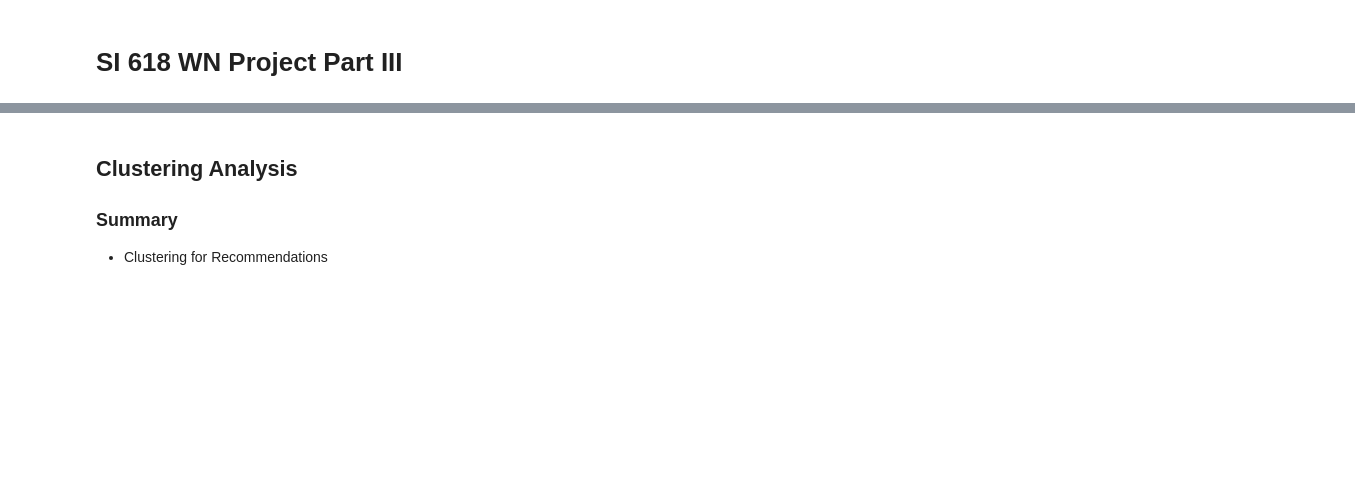
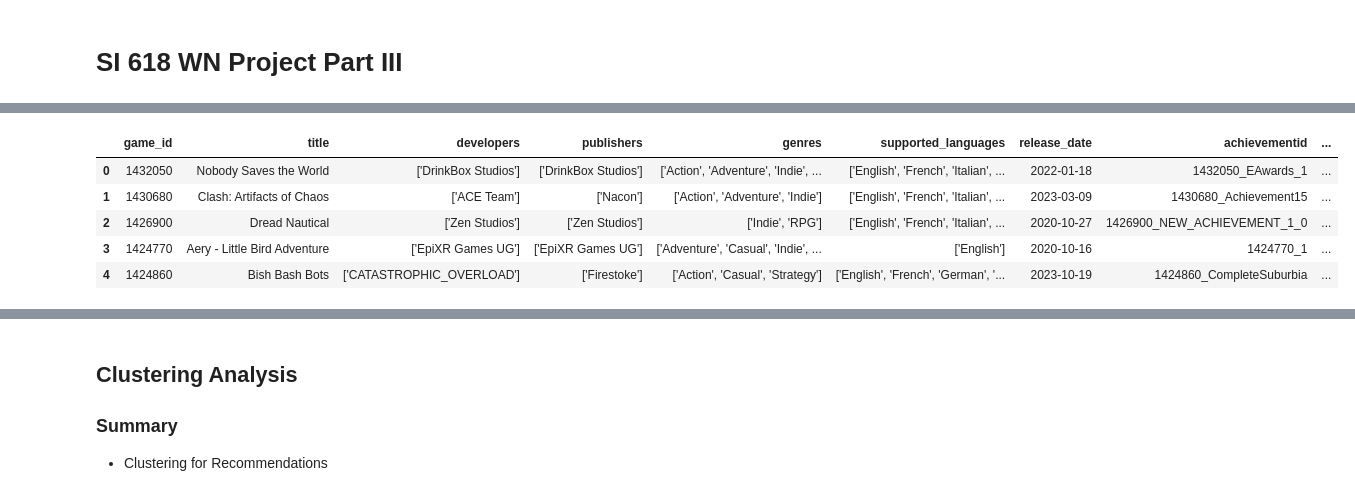
Before and after one commit to yfsongum/video_games_analysis_2025, a Jupyter notebook: SI_618_Project.ipynb, the cells around one changed output, grey strips where cells are left out. Drawn from its saved outputs; the diff is of its cells as text; code cells hidden in the pictures; blank space fills up the shorter version.

```diff
--- a/SI_618_Project.ipynb
+++ b/SI_618_Project.ipynb
@@ -2670,0 +2699,27 @@ The combined dataset enriches our analysis by providing a holistic view with gam
+# %%
+# detecting platforms from game titles and forming platform list for each game
+
+steam_titles = set(steam_game_counts["title"].str.lower().str.strip())
+ps_titles = set(ps_game_counts["title"].str.lower().str.strip())
+xb_titles = set(xb_game_counts["title"].str.lower().str.strip())
+
+unique_games = merged_game_info[["title"]].drop_duplicates().copy()
+unique_games["title_norm"] = unique_games["title"].str.lower().str.strip()
+
+def detect_platforms(title_norm):
+    platforms = []
+    if title_norm in steam_titles:
+        platforms.append("steam")
+    if title_norm in ps_titles:
+        platforms.append("ps")
+    if title_norm in xb_titles:
+        platforms.append("xbox")
+    return ",".join(platforms)
+
+unique_games["platform_deduced"] = unique_games["title_norm"].apply(detect_platforms)
+
+game_info_platform = merged_game_info.merge(
+    unique_games[["title", "platform_deduced"]],
+    on="title",
+    how="left"
+)
@@ -2670,0 +2739,22 @@ The combined dataset enriches our analysis by providing a holistic view with gam
+# %%
+# counting achievements per game
+achievement_counts = game_info_platform.groupby("gameid").size().reset_index(name="achievement_count")
+game_info_unique = game_info_platform.drop_duplicates(subset=["gameid"])
+game_info_unique = game_info_unique.merge(achievement_counts, on="gameid", how="left")
+game_info_unique.rename(columns={"gameid": "game_id"}, inplace=True)
+# %%
+
+# Merge the game counts with the game info
+st_count = game_info_unique[game_info_unique["platform"] == 'st'].merge(steam_game_counts[["game_id", "count"]].rename(columns={"count": "count"}),how="left", on="game_id")
+ps_count = game_info_unique[game_info_unique["platform"] == 'ps'].merge(ps_game_counts[["game_id", "count"]].rename(columns={"count": "count"}),how="left", on="game_id")
+xb_count = game_info_unique[game_info_unique["platform"] == 'xb'].merge(xb_game_counts[["game_id", "count"]].rename(columns={"count": "count"}),how="left", on="game_id")
+game_count = pd.concat([st_count, ps_count, xb_count], ignore_index=True)
+
+game_count.head(5)
+# %% [output]
+|  | game_id | title | developers | publishers | genres | supported_languages | release_date | achievementid | ... |
+| 0 | 1432050 | Nobody Saves the World | ['DrinkBox Studios'] | ['DrinkBox Studios'] | ['Action', 'Adventure', 'Indie', ... | ['English', 'French', 'Italian', ... | 2022-01-18 | 1432050_EAwards_1 | ... |
+| 1 | 1430680 | Clash: Artifacts of Chaos | ['ACE Team'] | ['Nacon'] | ['Action', 'Adventure', 'Indie'] | ['English', 'French', 'Italian', ... | 2023-03-09 | 1430680_Achievement15 | ... |
+| 2 | 1426900 | Dread Nautical | ['Zen Studios'] | ['Zen Studios'] | ['Indie', 'RPG'] | ['English', 'French', 'Italian', ... | 2020-10-27 | 1426900_NEW_ACHIEVEMENT_1_0 | ... |
+| 3 | 1424770 | Aery - Little Bird Adventure | ['EpiXR Games UG'] | ['EpiXR Games UG'] | ['Adventure', 'Casual', 'Indie', ... | ['English'] | 2020-10-16 | 1424770_1 | ... |
+| 4 | 1424860 | Bish Bash Bots | ['CATASTROPHIC_OVERLOAD'] | ['Firestoke'] | ['Action', 'Casual', 'Strategy'] | ['English', 'French', 'German', '... | 2023-10-19 | 1424860_CompleteSuburbia | ... |
```
Also changed, not shown: parts of 40 cells of this notebook.
